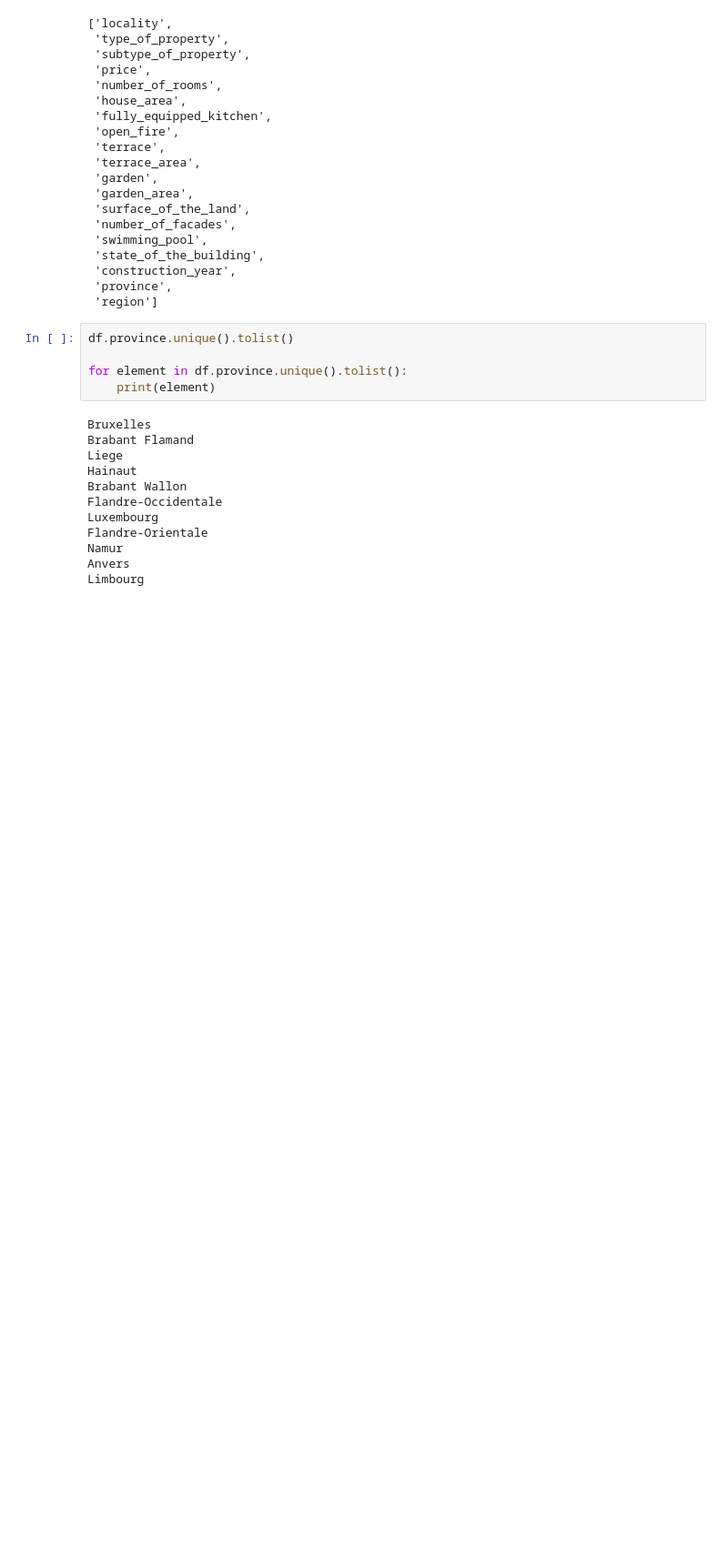
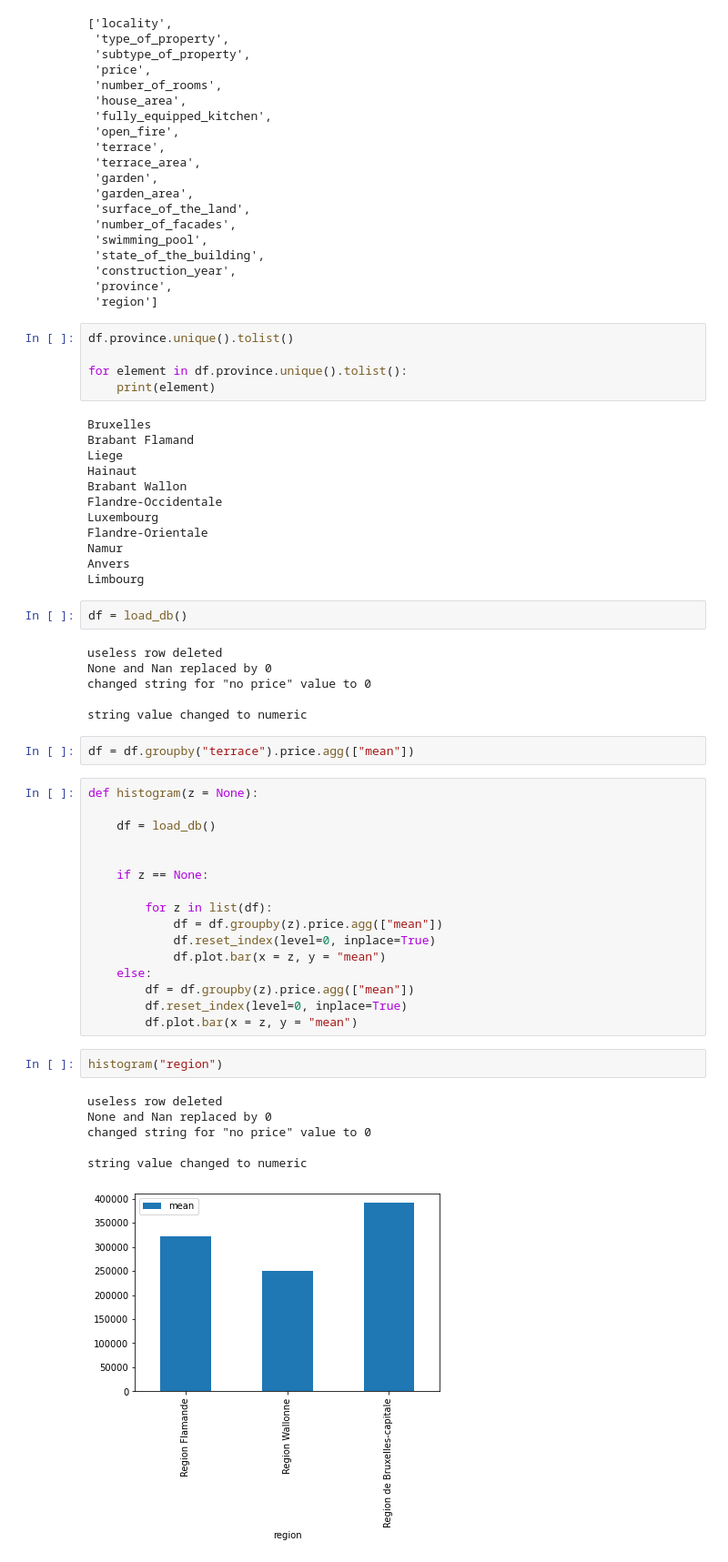
Before and after one commit to Demesmaeker/Immo_data_analysis, a Jupyter notebook: Vincent.ipynb, the cells around one changed output. Shown at 91% size. Saved outputs shown, nothing was run; the diff lists cells and outputs as text; blank space fills up the shorter version.

```diff
--- a/Vincent.ipynb
+++ b/Vincent.ipynb
@@ -352,3 +352,38 @@ Flandre-Orientale
 Namur
 Anvers
 Limbourg
+# %%
+df = load_db()
+# %% [output]
+useless row deleted
+None and Nan replaced by 0
+changed string for "no price" value to 0
+
+string value changed to numeric
+# %%
+df = df.groupby("terrace").price.agg(["mean"])
+# %%
+def histogram(z = None):
+
+    df = load_db()
+
+
+    if z == None:
+
+        for z in list(df):
+            df = df.groupby(z).price.agg(["mean"])
+            df.reset_index(level=0, inplace=True)
+            df.plot.bar(x = z, y = "mean")
+    else:
+        df = df.groupby(z).price.agg(["mean"])
+        df.reset_index(level=0, inplace=True)
+        df.plot.bar(x = z, y = "mean")
+# %%
+histogram("region")
+# %% [output]
+useless row deleted
+None and Nan replaced by 0
+changed string for "no price" value to 0
+
+string value changed to numeric
+[figure, added]
```
Also changed, not shown: parts of 4 cells of this notebook.
